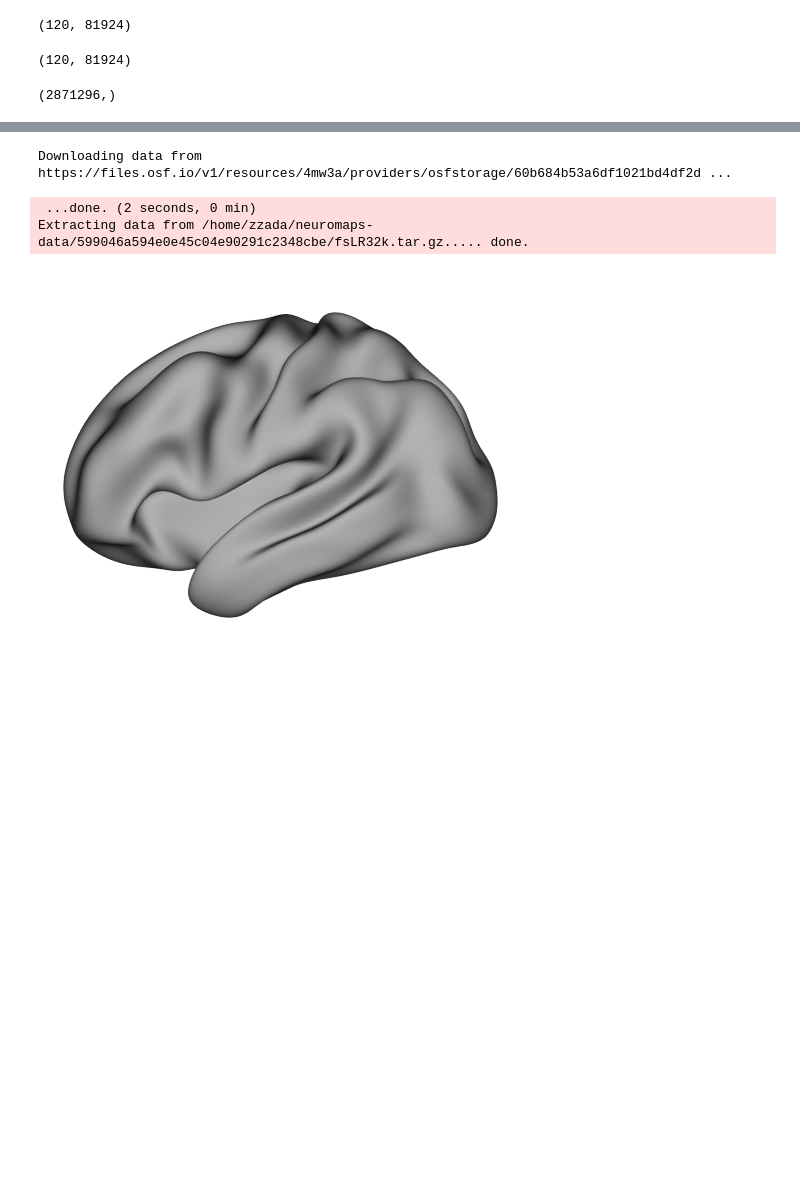
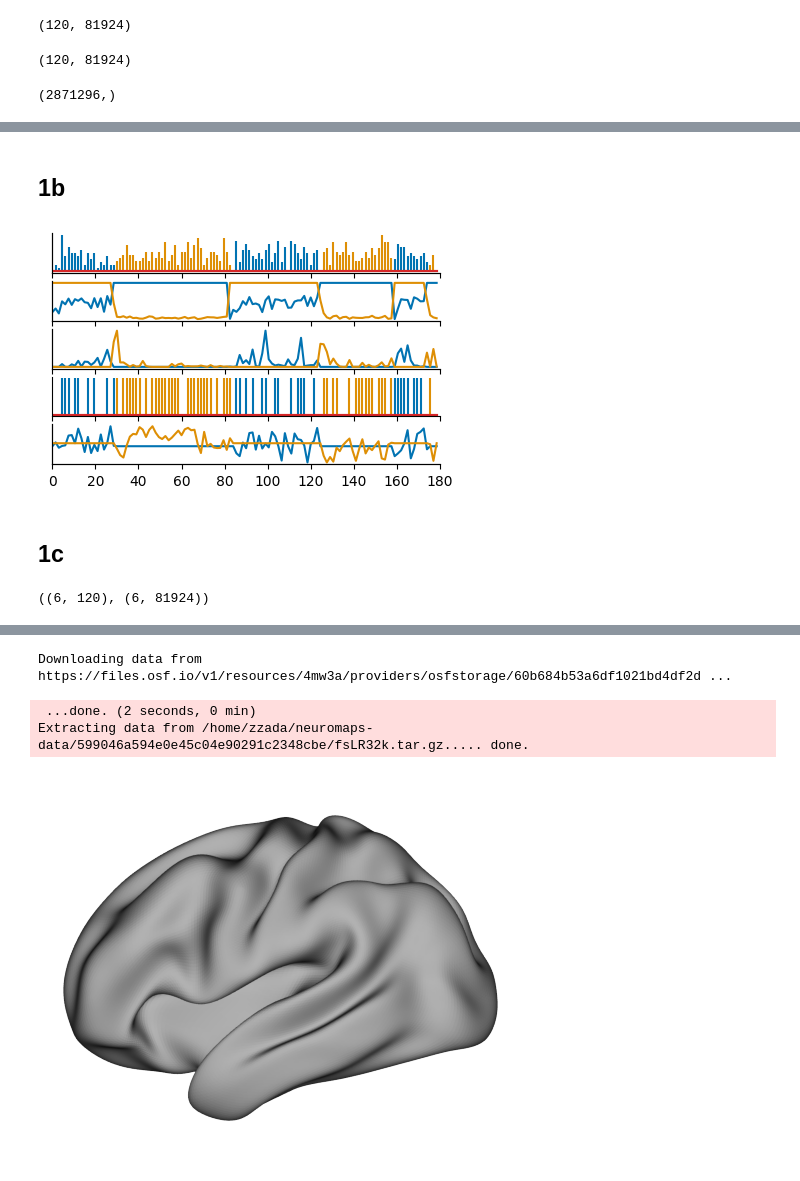
Before and after one commit to YeajuDianaKim394/EncodingModels, a Jupyter notebook: code/visualization.ipynb, the cells around one changed output, grey strips where cells are left out. Saved outputs shown, nothing was run; the diff lists cells and outputs as text; code cells hidden in the pictures; blank space fills up the shorter version.

```diff
--- a/code/visualization.ipynb
+++ b/code/visualization.ipynb
@@ -1,17 +1,28 @@
 # %%
 from glob import glob
 
+import h5py
 import numpy as np
+import pandas as pd
 import matplotlib.pyplot as plt
+import seaborn as sns
 
-import seaborn as sns
 from scipy.io import wavfile
 from scipy.stats import zscore
 
-import pandas as pd
 from util.path import Path
+from encoding import build_regressors
 from util import subject
+
+from matplotlib.collections import LineCollection
+from matplotlib.colors import BoundaryNorm, ListedColormap
+
 from constants import RUNS, NRUNS, TR
+
+cb_cmap = sns.color_palette('colorblind').as_hex()
+BU = cb_cmap[0]
+OR = cb_cmap[1]
+BU, OR
 # %%
 %cd ..
 # %% [output]
@@ -257,0 +216,64 @@ fig.show()
+# %% [markdown]
+## 1b
+# %%
+xaxis = np.arange(120) * 1.5
+fig, axes = plt.subplots(5, 1, figsize=(5, 3), sharex=True)
+
+# axes[0].step(xaxis, Xt[:, 1], c='k')
+
+# phonemes
+ax = axes[0]
+ax.stem(xaxis, Xt[:, 3], BU, markerfmt='')
+ax = ax.twinx()
+ax.stem(xaxis, Xt[:, 7], OR, markerfmt='')
+ax.set_yticks([])
+
+# spectral channel
+c = 0
+axes[1].plot(xaxis, zscore(Xt[:, 9+c]), c=BU)
+ax = axes[1].twinx()
+ax.plot(xaxis, zscore(Xt[:, 9+80+c]), c=OR)
+ax.set_yticks([])
+
+# motion channel
+c = 23
+axes[2].plot(xaxis, Xt[:, 213+c], c=BU)
+ax = axes[2].twinx()
+ax.plot(xaxis, Xt[:, 213+25+c], c=OR)
+ax.set_yticks([])
+
+# articulation channel
+c = 2
+axes[3].stem(xaxis, Xt[:, 169+c], BU, markerfmt='')
+axes[3].stem(xaxis, Xt[:, 169+22+c], OR, markerfmt='')
+
+# LLM
+ax = axes[4]
+ax.plot(xaxis, Xt[:, 263], c=BU)
+ax = ax.twinx()
+ax.plot(xaxis, Xt[:, 263+1024], c=OR)
+ax.set_yticks([])
+
+for ax in axes:
+    ax.set_yticks([])
+
+sns.despine(fig)
+
+fig.savefig('figures/fig1b-artifacts.svg')
+axes[0].set_xlim(0, 180)
+fig.show()
+# %% [output]
+[figure, added]
+# %% [markdown]
+## 1c
+# %%
+with h5py.File(f'encoding_motion-enconly/sub-{sub:03d}/model-gpt2-xl_layer-0.75/sub-{sub:03d}.hdf5') as f:
+    # get first test fold (last trial?)
+    # get first trial from it
+    # get one voxel
+    preds = f['cv_preds'][2, :, :120, 44828]
+    scores = f['cv_scores'][2]
+# scores = scores.mean(0)
+preds.shape, scores.shape
+# %% [output]
+((6, 120), (6, 81924))
```
Also changed, not shown: parts of 18 cells of this notebook.
